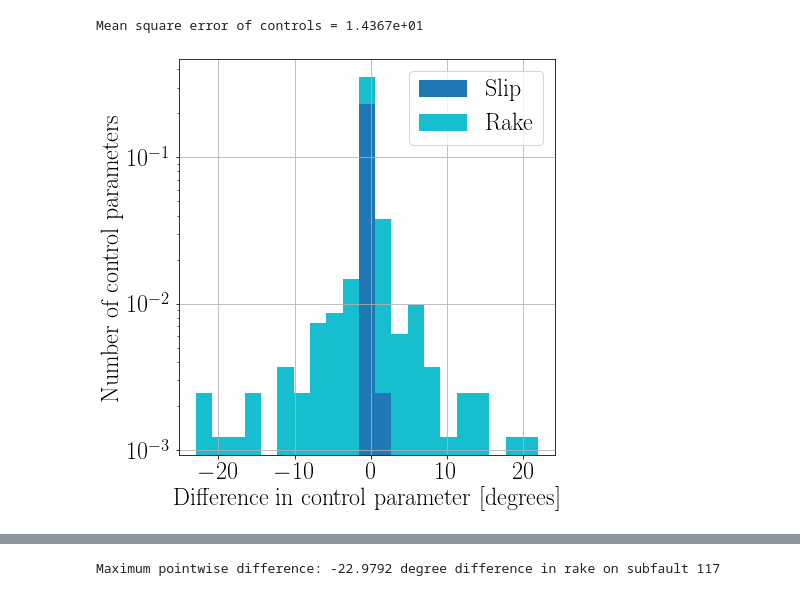
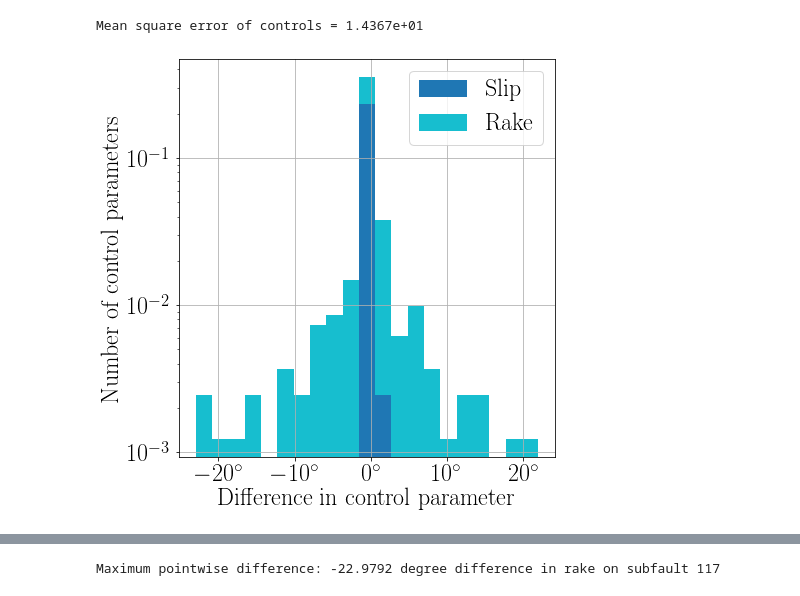
Before and after one commit to jwallwork23/adapt_utils_notebooks, a Jupyter notebook: case_studies/tohoku/02-okada/06-invert-okada-slip-and-rake-only.ipynb, the cells around one changed output, grey strips where cells are left out. Drawn from its saved outputs; the diff is of its cells as text; code cells hidden in the pictures.

```diff
--- a/case_studies/tohoku/02-okada/06-invert-okada-slip-and-rake-only.ipynb
+++ b/case_studies/tohoku/02-okada/06-invert-okada-slip-and-rake-only.ipynb
@@ -12,6 +12,18 @@ import numpy as np
 import scipy
 # %%
 np.random.seed(0)  # make results reproducible
+# %%
+def use_degrees(axes, x=True, y=True):
+    if x:
+        xlim = axes.get_xlim()
+        axes.set_xticks(axes.get_xticks())
+        axes.set_xticklabels([r"${:.0f}^\circ$".format(tick) for tick in axes.get_xticks()])
+        axes.set_xlim(xlim)
+    if y:
+        ylim = axes.get_ylim()
+        axes.set_yticks(axes.get_yticks())
+        axes.set_yticklabels([r"${:.0f}^\circ$".format(tick) for tick in axes.get_yticks()])
+        axes.set_ylim(ylim)
 # %% [markdown]
 # Inverting the Okada model for slip and rake only
 
@@ -255,15 +275,16 @@ diff = diff.reshape(op.nx*op.ny, len(op.active_controls))
 # %%
 fig, axes = plt.subplots(figsize=(7, 7))
-active_controls = [control.capitalize() for control in op.active_controls]
+labels = [control.capitalize() for control in op.active_controls]
 colours = ['C0', 'C9']
-axes.hist(diff, bins=21, histtype='bar', density=True, stacked=True, label=active_controls, color=colours);
+axes.hist(diff, bins=21, histtype='bar', density=True, stacked=True, label=labels, color=colours);
 plt.yscale('log');
-axes.set_xlabel("Difference in control parameter [degrees]");
+use_degrees(axes, x=True, y=False)
+axes.set_xlabel("Difference in control parameter");
 axes.set_ylabel("Number of control parameters");
 axes.grid(True)
 axes.legend()
 plt.tight_layout()
 plt.savefig("plots/notebook_6_histogram.pdf")
 # %% [output]
-[figure, old version]
+[figure, new version]
 # %%
```
Also changed, not shown: parts of 13 cells of this notebook, 1 other file.
